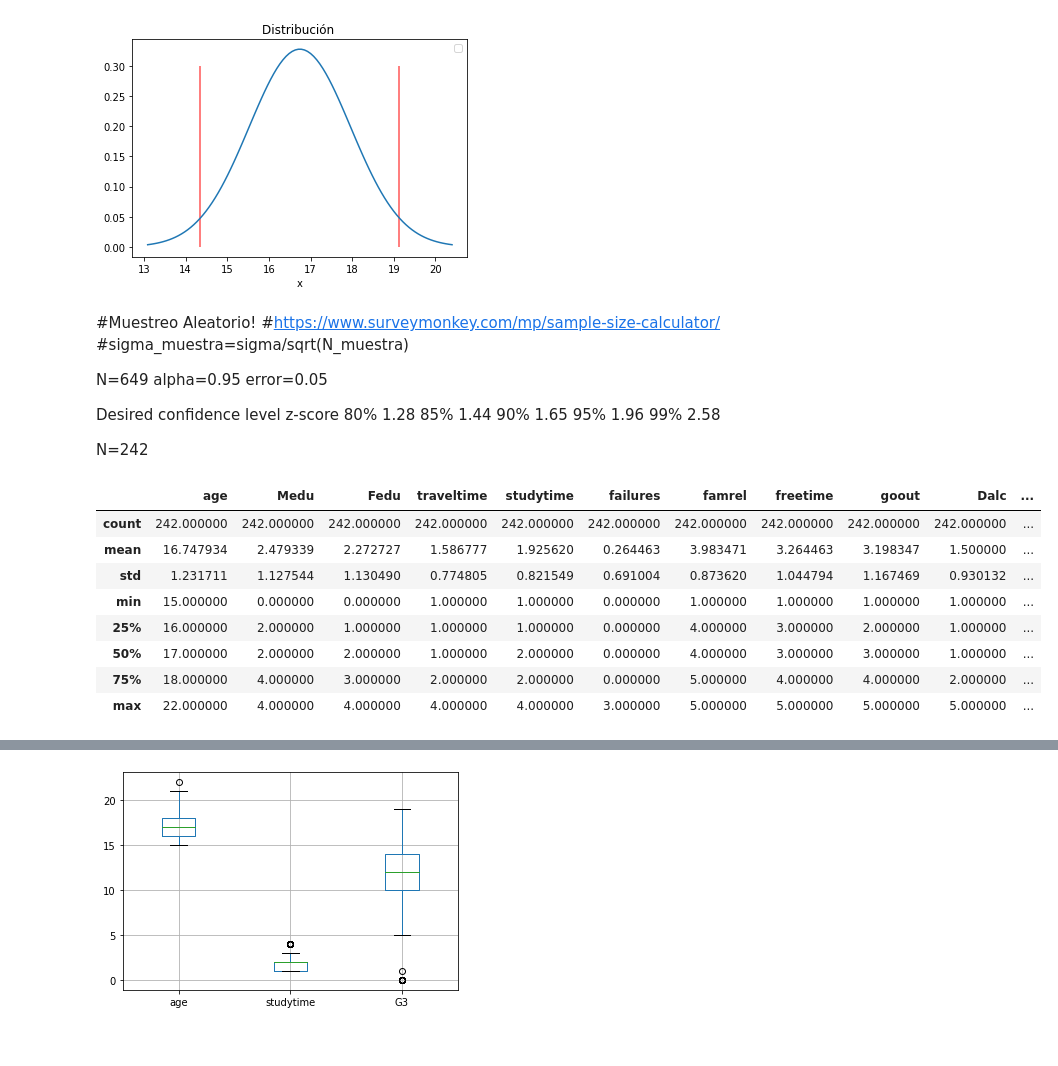
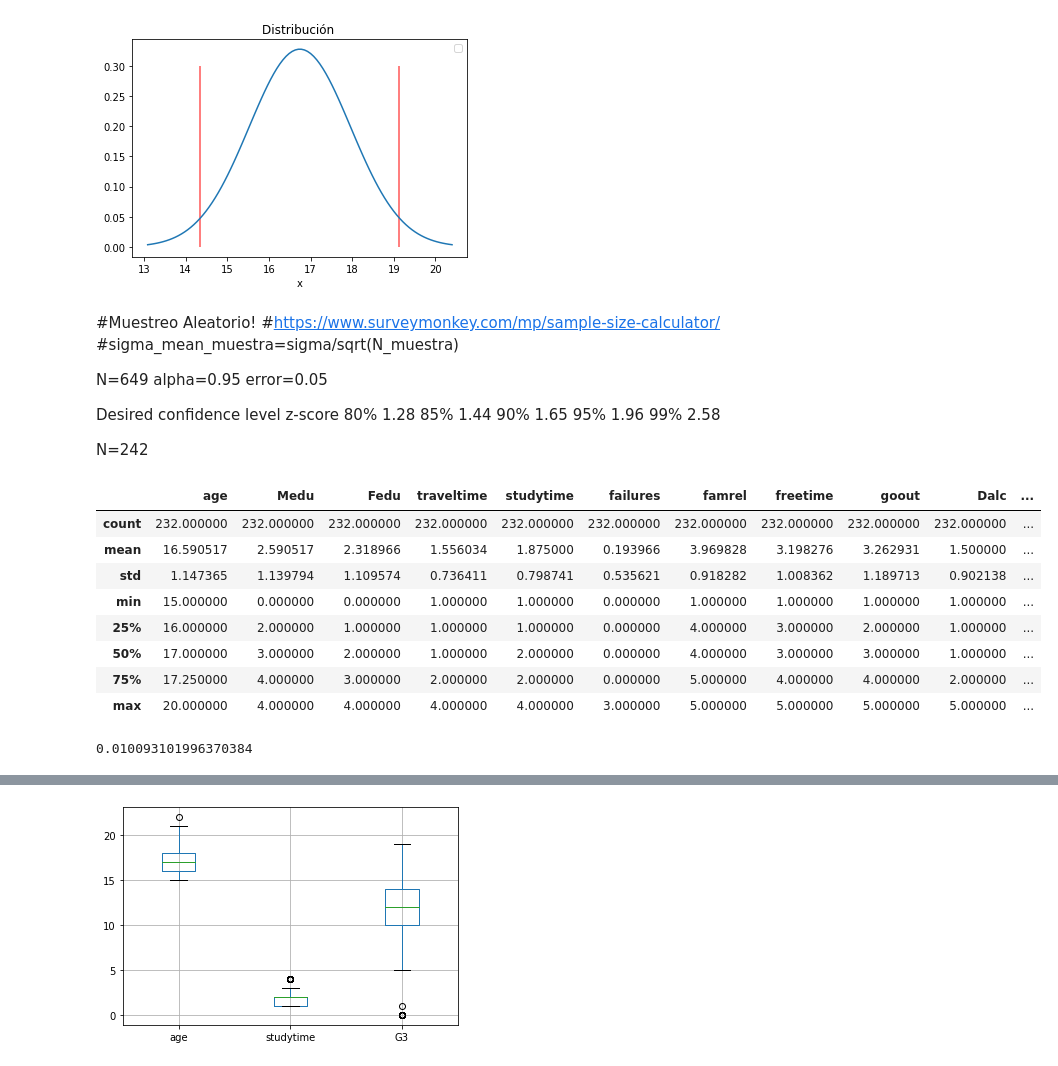
Before and after one commit to diegostaPy/cursoSociedadCientifica, a Jupyter notebook: ejemploActividad12.ipynb, the cells around one changed output, grey strips where cells are left out. Saved outputs shown, nothing was run; the diff lists cells and outputs as text; code cells hidden in the pictures.

```diff
--- a/ejemploActividad12.ipynb
+++ b/ejemploActividad12.ipynb
@@ -128,7 +128,7 @@ No handles with labels found to put in legend.
 # %% [markdown]
 #Muestreo Aleatorio!
 #https://www.surveymonkey.com/mp/sample-size-calculator/
-#sigma_muestra=sigma/sqrt(N_muestra)
+#sigma_mean_muestra=sigma/sqrt(N_muestra)
 
 
 N=649
@@ -144,24 +144,28 @@ Desired confidence level	z-score
 
 N=242
 # %%
-muestra=poblacion.sample(n =242 )
+muestra=poblacion.sample(n =232 )
 muestra.describe()
 # %% [output]
 |  | age | Medu | Fedu | traveltime | studytime | failures | famrel | freetime | goout | Dalc | ... |
-| count | 242.000000 | 242.000000 | 242.000000 | 242.000000 | 242.000000 | 242.000000 | 242.000000 | 242.000000 | 242.000000 | 242.000000 | ... |
-| mean | 16.747934 | 2.479339 | 2.272727 | 1.586777 | 1.925620 | 0.264463 | 3.983471 | 3.264463 | 3.198347 | 1.500000 | ... |
-| std | 1.231711 | 1.127544 | 1.130490 | 0.774805 | 0.821549 | 0.691004 | 0.873620 | 1.044794 | 1.167469 | 0.930132 | ... |
+| count | 232.000000 | 232.000000 | 232.000000 | 232.000000 | 232.000000 | 232.000000 | 232.000000 | 232.000000 | 232.000000 | 232.000000 | ... |
+| mean | 16.590517 | 2.590517 | 2.318966 | 1.556034 | 1.875000 | 0.193966 | 3.969828 | 3.198276 | 3.262931 | 1.500000 | ... |
+| std | 1.147365 | 1.139794 | 1.109574 | 0.736411 | 0.798741 | 0.535621 | 0.918282 | 1.008362 | 1.189713 | 0.902138 | ... |
 | min | 15.000000 | 0.000000 | 0.000000 | 1.000000 | 1.000000 | 0.000000 | 1.000000 | 1.000000 | 1.000000 | 1.000000 | ... |
 | 25% | 16.000000 | 2.000000 | 1.000000 | 1.000000 | 1.000000 | 0.000000 | 4.000000 | 3.000000 | 2.000000 | 1.000000 | ... |
-| 50% | 17.000000 | 2.000000 | 2.000000 | 1.000000 | 2.000000 | 0.000000 | 4.000000 | 3.000000 | 3.000000 | 1.000000 | ... |
-| 75% | 18.000000 | 4.000000 | 3.000000 | 2.000000 | 2.000000 | 0.000000 | 5.000000 | 4.000000 | 4.000000 | 2.000000 | ... |
-| max | 22.000000 | 4.000000 | 4.000000 | 4.000000 | 4.000000 | 3.000000 | 5.000000 | 5.000000 | 5.000000 | 5.000000 | ... |
+| 50% | 17.000000 | 3.000000 | 2.000000 | 1.000000 | 2.000000 | 0.000000 | 4.000000 | 3.000000 | 3.000000 | 1.000000 | ... |
+| 75% | 17.250000 | 4.000000 | 3.000000 | 2.000000 | 2.000000 | 0.000000 | 5.000000 | 4.000000 | 4.000000 | 2.000000 | ... |
+| max | 20.000000 | 4.000000 | 4.000000 | 4.000000 | 4.000000 | 3.000000 | 5.000000 | 5.000000 | 5.000000 | 5.000000 | ... |
 # %%
 N_muestra= 242
 mediasmuestras = []
 for i in range(1000):
     muestra_p = poblacion.sample(n =N_muestra )
     mediasmuestras.append(muestra_p.age.values.mean())
+# %%
+np.max( (np.array(mediasmuestras) -mu)/mu)
+# %% [output]
+0.010093101996370384
 # %%
 x = np.linspace(mu - 3*sigma, mu + 3*sigma, 100)
 plt.plot(x, stats.norm.pdf(x, mu, sigma))
```
Also changed, not shown: parts of 5 cells of this notebook, 4 other files.
